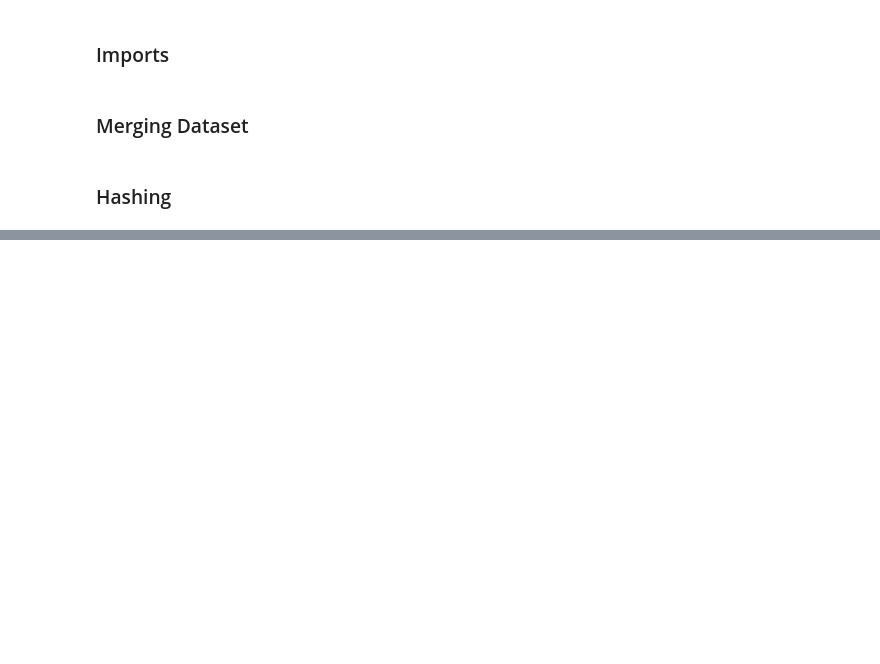
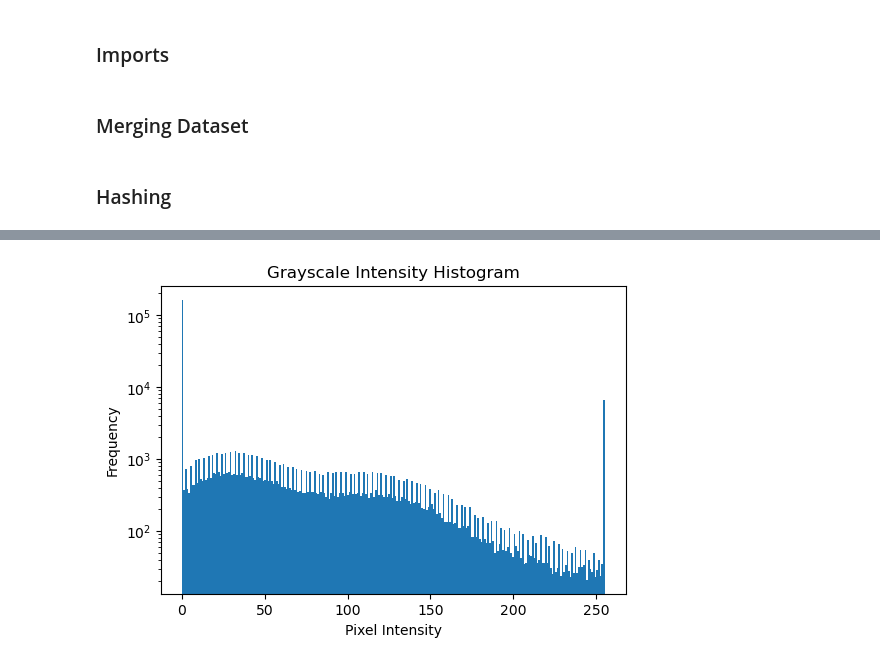
Before and after one commit to R-Mahin/Multi-Class-Lung-Cancer---2D, a Jupyter notebook: src/model.ipynb, the cells around one changed output, grey strips where cells are left out. Drawn from its saved outputs; the diff is of its cells as text; code cells hidden in the pictures; blank space fills up the shorter version.

```diff
--- a/src/model.ipynb
+++ b/src/model.ipynb
@@ -100,0 +119,9 @@ Duplicates deleted: 2186
+# %%
+plt.figure(figsize=(6,4))
+plt.hist(img.flatten(), bins=256, range=(0,255),log=True)
+plt.title("Grayscale Intensity Histogram")
+plt.xlabel("Pixel Intensity")
+plt.ylabel("Frequency")
+plt.show()
+# %% [output]
+[figure, added]
```
Also changed, not shown: parts of 12 cells of this notebook.
